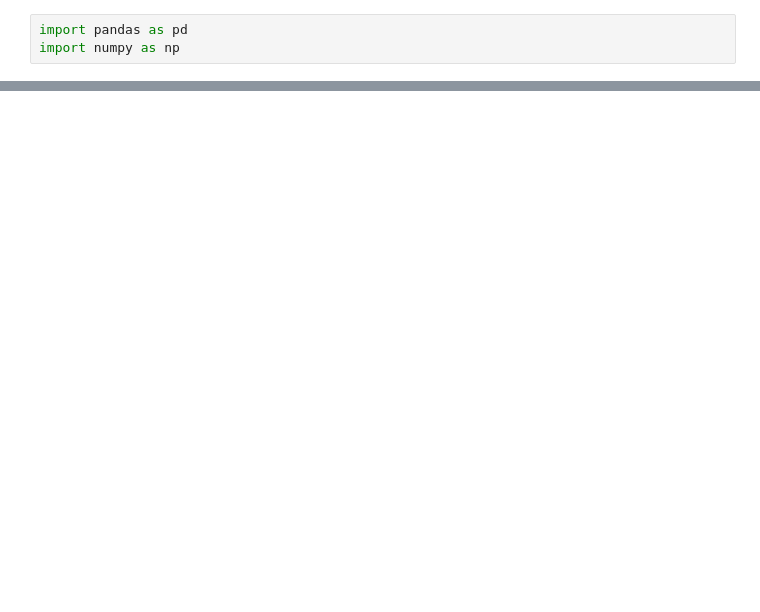
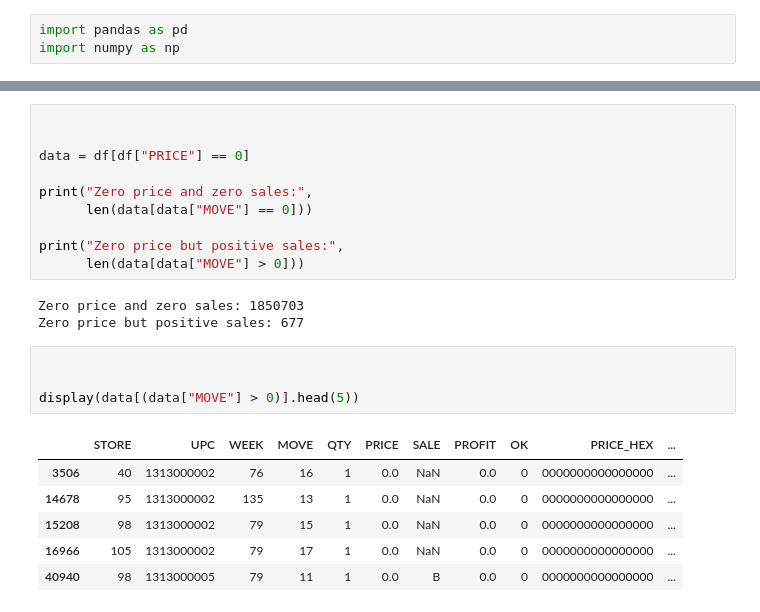
Before and after one commit to Ashokyadhav/Econocausal, a Jupyter notebook: Econocasual.ipynb, the cells around one changed output, grey strips where cells are left out. Cells and saved outputs as stored; diff of their text form; blank space fills up the shorter version.

```diff
--- a/Econocasual.ipynb
+++ b/Econocasual.ipynb
@@ -137,0 +154,24 @@ OK unique values:
+# %%
+
+
+data = df[df["PRICE"] == 0]
+
+print("Zero price and zero sales:",
+      len(data[data["MOVE"] == 0]))
+
+print("Zero price but positive sales:",
+      len(data[data["MOVE"] > 0]))
+# %% [output]
+Zero price and zero sales: 1850703
+Zero price but positive sales: 677
+# %%
+
+
+display(data[(data["MOVE"] > 0)].head(5))
+# %% [output]
+|  | STORE | UPC | WEEK | MOVE | QTY | PRICE | SALE | PROFIT | OK | PRICE_HEX | ... |
+| 3506 | 40 | 1313000002 | 76 | 16 | 1 | 0.0 | NaN | 0.0 | 0 | 0000000000000000 | ... |
+| 14678 | 95 | 1313000002 | 135 | 13 | 1 | 0.0 | NaN | 0.0 | 0 | 0000000000000000 | ... |
+| 15208 | 98 | 1313000002 | 79 | 15 | 1 | 0.0 | NaN | 0.0 | 0 | 0000000000000000 | ... |
+| 16966 | 105 | 1313000002 | 79 | 17 | 1 | 0.0 | NaN | 0.0 | 0 | 0000000000000000 | ... |
+| 40940 | 98 | 1313000005 | 79 | 11 | 1 | 0.0 | B | 0.0 | 0 | 0000000000000000 | ... |
```
Also changed, not shown: parts of 21 cells of this notebook.
